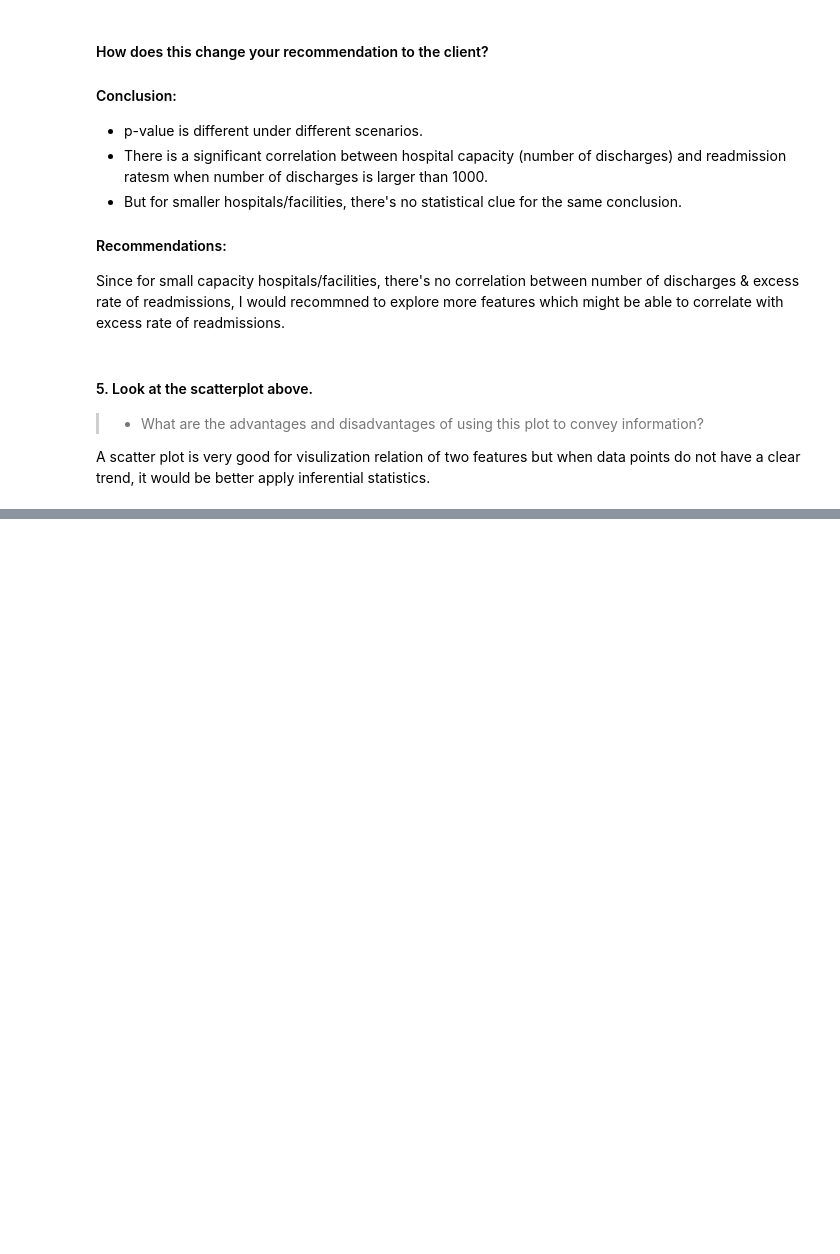
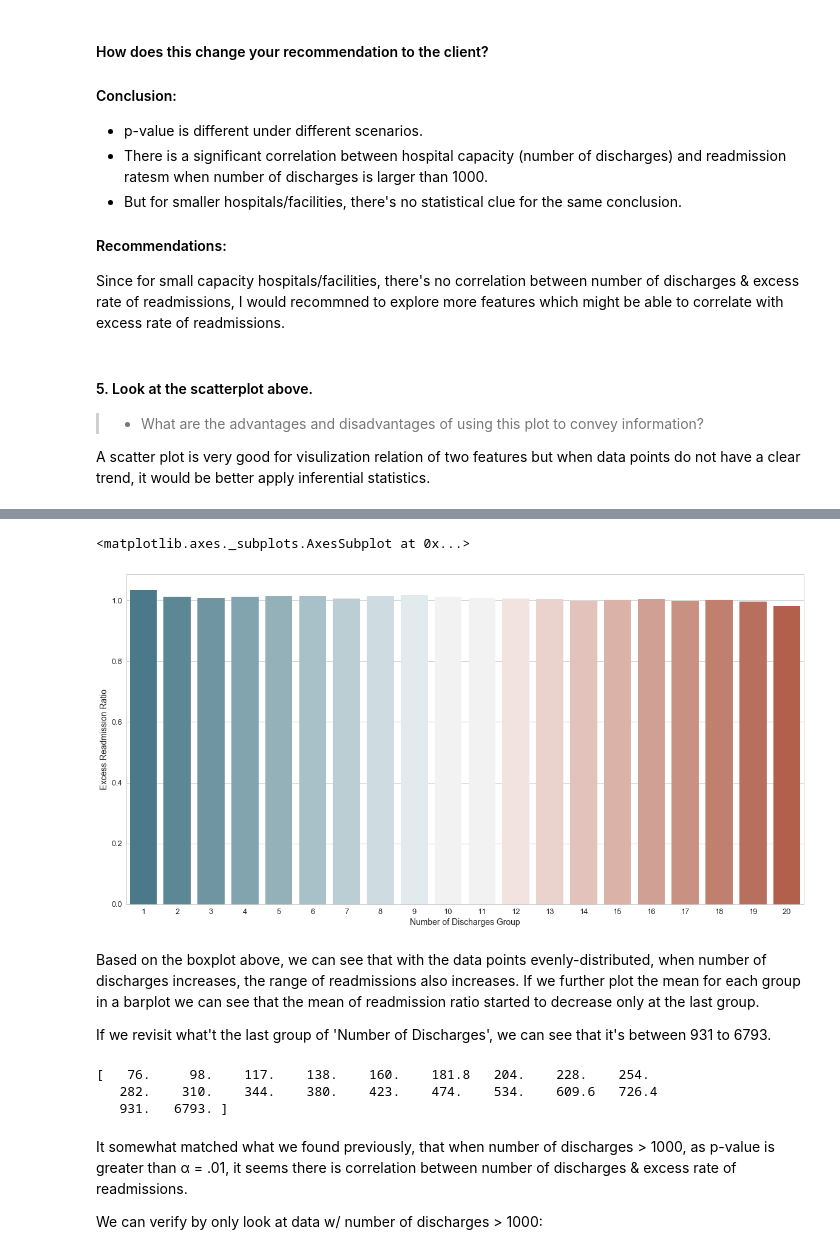
Before and after one commit to nicolechao/springboard-data-science, a Jupyter notebook: Mini Projects and Exercises/EDA Hospital Readmit/sliderule_dsi_inferential_statistics_exercise_3.ipynb, the cells around one changed output, grey strips where cells are left out. Cells and saved outputs as stored; diff of their text form; code cells hidden in the pictures; blank space fills up the shorter version.

```diff
--- a/Mini Projects and Exercises/EDA Hospital Readmit/sliderule_dsi_inferential_statistics_exercise_3.ipynb
+++ b/Mini Projects and Exercises/EDA Hospital Readmit/sliderule_dsi_inferential_statistics_exercise_3.ipynb
@@ -346,0 +363,3 @@ sns.violinplot(x = 'size', y = 'Excess Readmission Ratio', data = clean_hospital
+# %%
+clean_hospital_read_df_grouped = clean_hospital_read_df.groupby('Number of Discharges Group').aggregate(np.mean).reset_index()
+clean_hospital_read_df_grouped[['Number of Discharges Group', 'Excess Readmission Ratio']]
@@ -346,0 +384,21 @@ sns.violinplot(x = 'size', y = 'Excess Readmission Ratio', data = clean_hospital
+# %%
+ax = get_sub_plot()
+sns.barplot(x = 'Number of Discharges Group', y = 'Excess Readmission Ratio', data = clean_hospital_read_df_grouped, ax = ax)
+# %% [output]
+<matplotlib.axes._subplots.AxesSubplot at 0x...>
+[figure, added]
+# %% [markdown]
+Based on the boxplot above, we can see that with the data points evenly-distributed, when number of discharges increases, the range of readmissions also increases. If we further plot the mean for each group in a barplot we can see that the mean of readmission ratio started to decrease only at the last group.
+
+If we revisit what't the last group of 'Number of Discharges', we can see that it's between 931 to 6793.
+# %%
+pct = np.percentile(sorted(clean_hospital_read_df['Number of Discharges']), range(5, 105, 5))
+print(pct)
+# %% [output]
+[   76.     98.    117.    138.    160.    181.8   204.    228.    254.
+   282.    310.    344.    380.    423.    474.    534.    609.6   726.4
+   931.   6793. ]
+# %% [markdown]
+It somewhat matched what we found previously, that when number of discharges > 1000, as p-value is greater than  α  = .01, it seems there is correlation between number of discharges & excess rate of readmissions.
+
+We can verify by only look at data w/ number of discharges > 1000:
```
Also changed, not shown: parts of 14 cells of this notebook.
